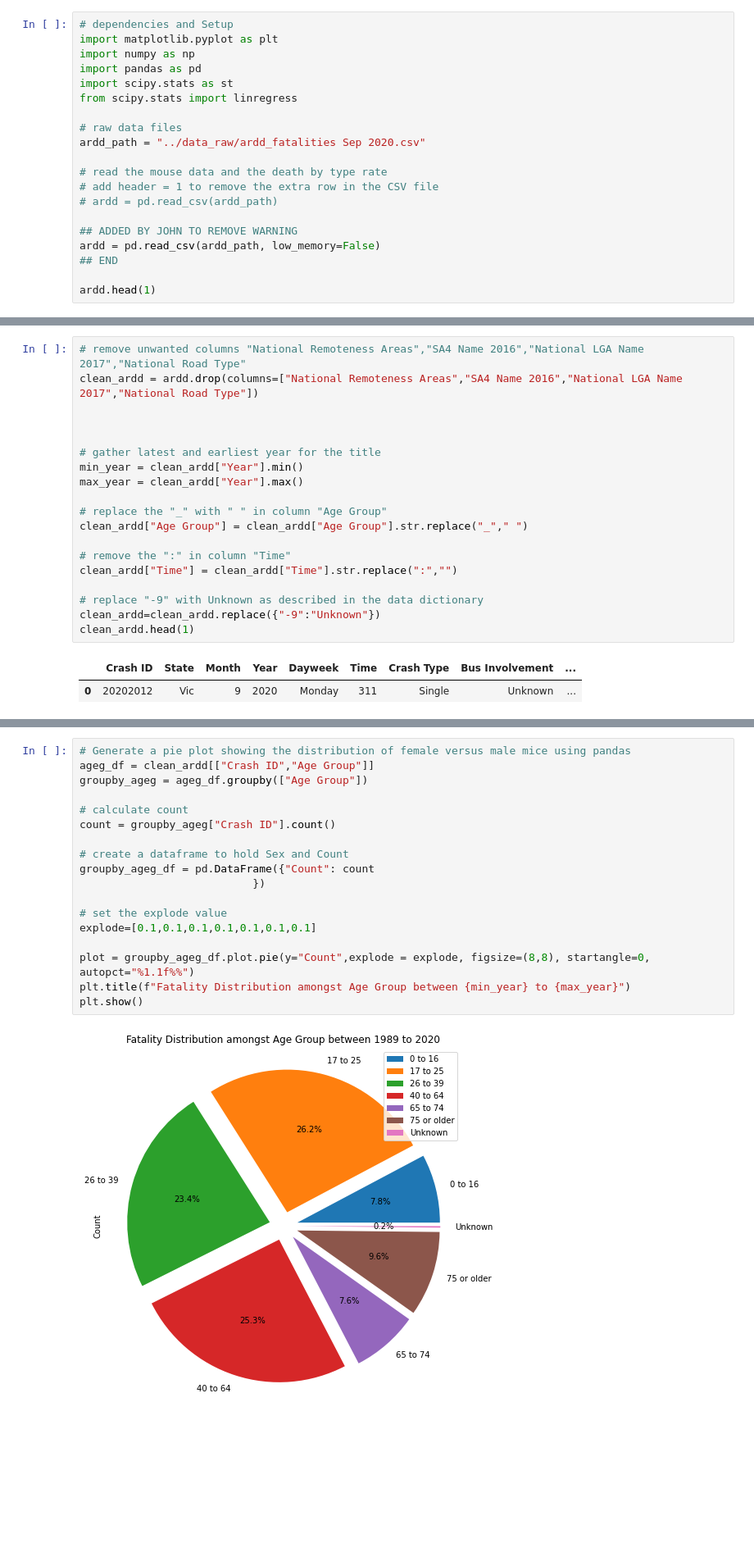
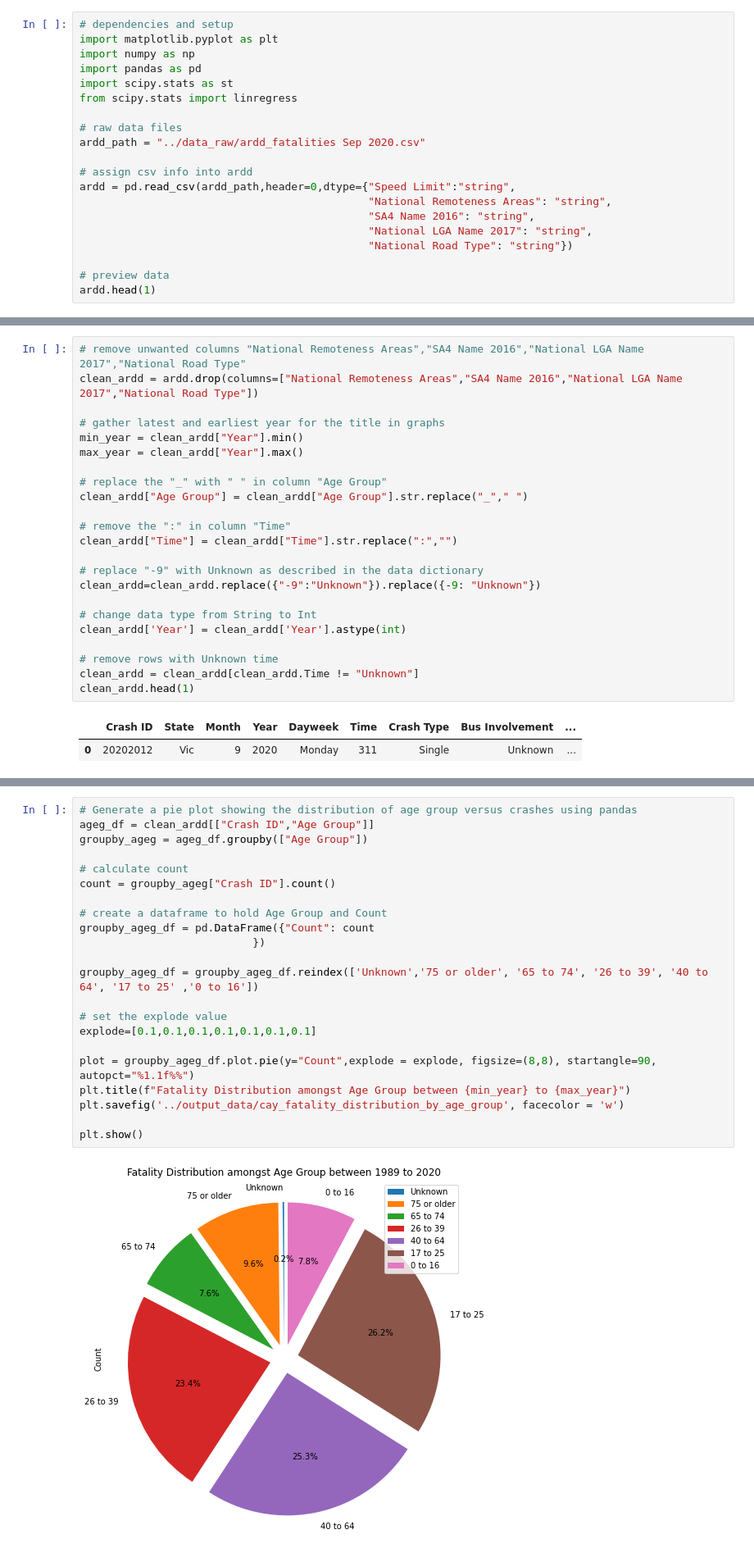
Before and after one commit to cyrusauyeungc/Project_01, a Jupyter notebook: notebooks/main_cyrus.ipynb, the cells around one changed output, grey strips where cells are left out. Shown at 82% size. Drawn from its saved outputs; the diff is of its cells as text; blank space fills up the shorter version.

```diff
--- a/notebooks/main_cyrus.ipynb
+++ b/notebooks/main_cyrus.ipynb
@@ -1,5 +1,5 @@
 # %%
-# dependencies and Setup
+# dependencies and setup
 import matplotlib.pyplot as plt
 import numpy as np
 import pandas as pd
@@ -9,14 +9,14 @@ from scipy.stats import linregress
 # raw data files
 ardd_path = "../data_raw/ardd_fatalities Sep 2020.csv"
 
-# read the mouse data and the death by type rate
-# add header = 1 to remove the extra row in the CSV file
-# ardd = pd.read_csv(ardd_path)
+# assign csv info into ardd
+ardd = pd.read_csv(ardd_path,header=0,dtype={"Speed Limit":"string",
+                                             "National Remoteness Areas": "string",
+                                             "SA4 Name 2016": "string",
+                                             "National LGA Name 2017": "string",
+                                             "National Road Type": "string"})
 
-## ADDED BY JOHN TO REMOVE WARNING
-ardd = pd.read_csv(ardd_path, low_memory=False)
-## END
-
+# preview data
 ardd.head(1)
 # %% [output]
 |  | Crash ID | State | Month | Year | Dayweek | Time | Crash Type | Bus Involvement | ... |
@@ -26,9 +26,7 @@ ardd.head(1)
 # remove unwanted columns "National Remoteness Areas","SA4 Name 2016","National LGA Name 2017","National Road Type"
 clean_ardd = ardd.drop(columns=["National Remoteness Areas","SA4 Name 2016","National LGA Name 2017","National Road Type"])
 
-
-
-# gather latest and earliest year for the title
+# gather latest and earliest year for the title in graphs
 min_year = clean_ardd["Year"].min()
 max_year = clean_ardd["Year"].max()
 
@@ -39,7 +37,13 @@ clean_ardd["Age Group"] = clean_ardd["Age Group"].str.replace("_"," ")
 clean_ardd["Time"] = clean_ardd["Time"].str.replace(":","")
 
 # replace "-9" with Unknown as described in the data dictionary
-clean_ardd=clean_ardd.replace({"-9":"Unknown"})
+clean_ardd=clean_ardd.replace({"-9":"Unknown"}).replace({-9: "Unknown"})
+
+# change data type from String to Int
+clean_ardd['Year'] = clean_ardd['Year'].astype(int)
+
+# remove rows with Unknown time
+clean_ardd = clean_ardd[clean_ardd.Time != "Unknown"]
 clean_ardd.head(1)
 # %% [output]
 |  | Crash ID | State | Month | Year | Dayweek | Time | Crash Type | Bus Involvement | ... |
@@ -72,22 +69,26 @@ plt.show()
 # %% [output]
 [figure]
 # %%
-# Generate a pie plot showing the distribution of female versus male mice using pandas
+# Generate a pie plot showing the distribution of age group versus crashes using pandas
 ageg_df = clean_ardd[["Crash ID","Age Group"]]
 groupby_ageg = ageg_df.groupby(["Age Group"])
 
 # calculate count
 count = groupby_ageg["Crash ID"].count()
 
-# create a dataframe to hold Sex and Count
+# create a dataframe to hold Age Group and Count
 groupby_ageg_df = pd.DataFrame({"Count": count
                            })
+
+groupby_ageg_df = groupby_ageg_df.reindex(['Unknown','75 or older', '65 to 74', '26 to 39', '40 to 64', '17 to 25' ,'0 to 16'])
 
 # set the explode value
 explode=[0.1,0.1,0.1,0.1,0.1,0.1,0.1]
 
-plot = groupby_ageg_df.plot.pie(y="Count",explode = explode, figsize=(8,8), startangle=0, autopct="%1.1f%%")
+plot = groupby_ageg_df.plot.pie(y="Count",explode = explode, figsize=(8,8), startangle=90, autopct="%1.1f%%")
 plt.title(f"Fatality Distribution amongst Age Group between {min_year} to {max_year}")
+plt.savefig('../output_data/cay_fatality_distribution_by_age_group', facecolor = 'w')
+
 plt.show()
 # %% [output]
-[figure, old version]
+[figure, new version]
```
Also changed, not shown: parts of 17 cells of this notebook, 34 other files.
